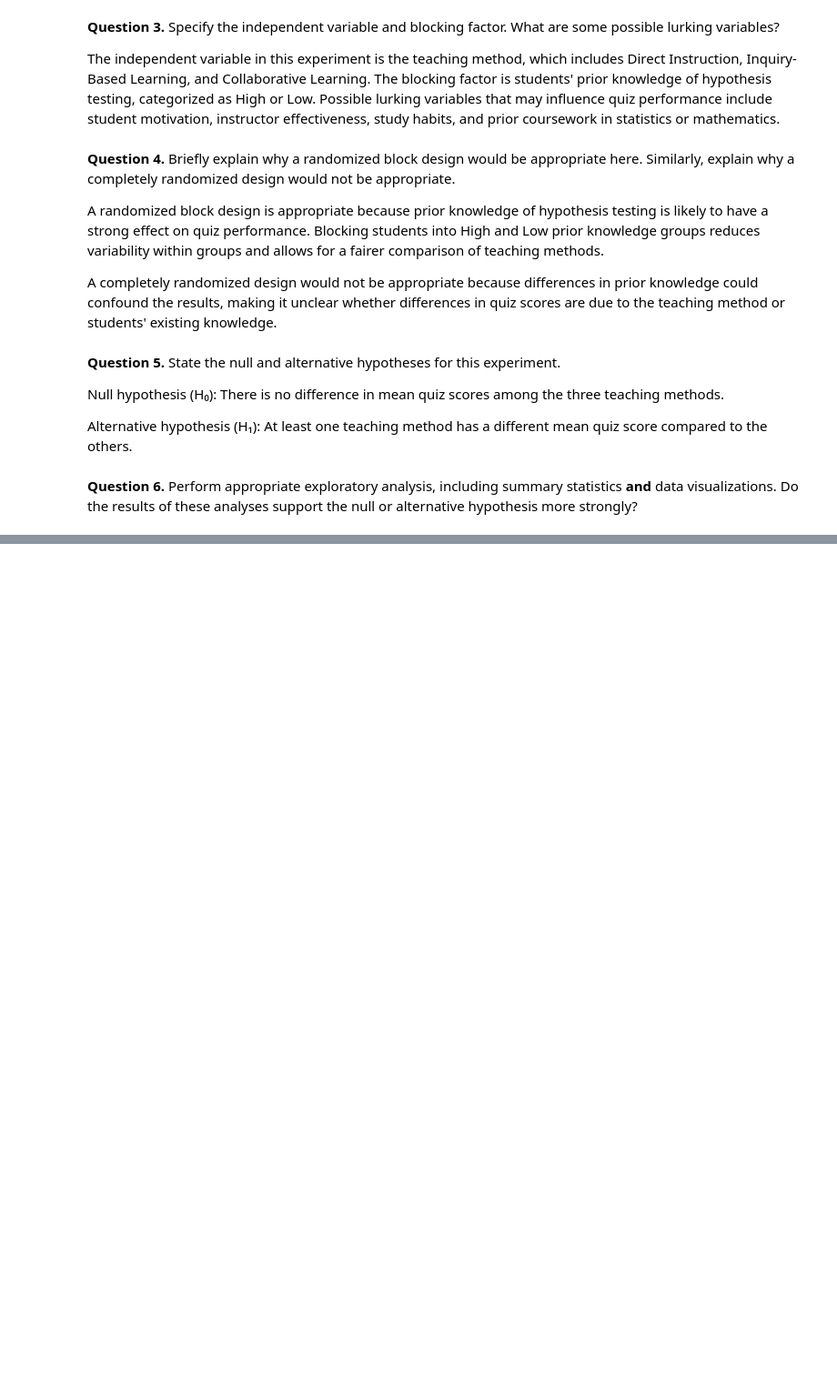
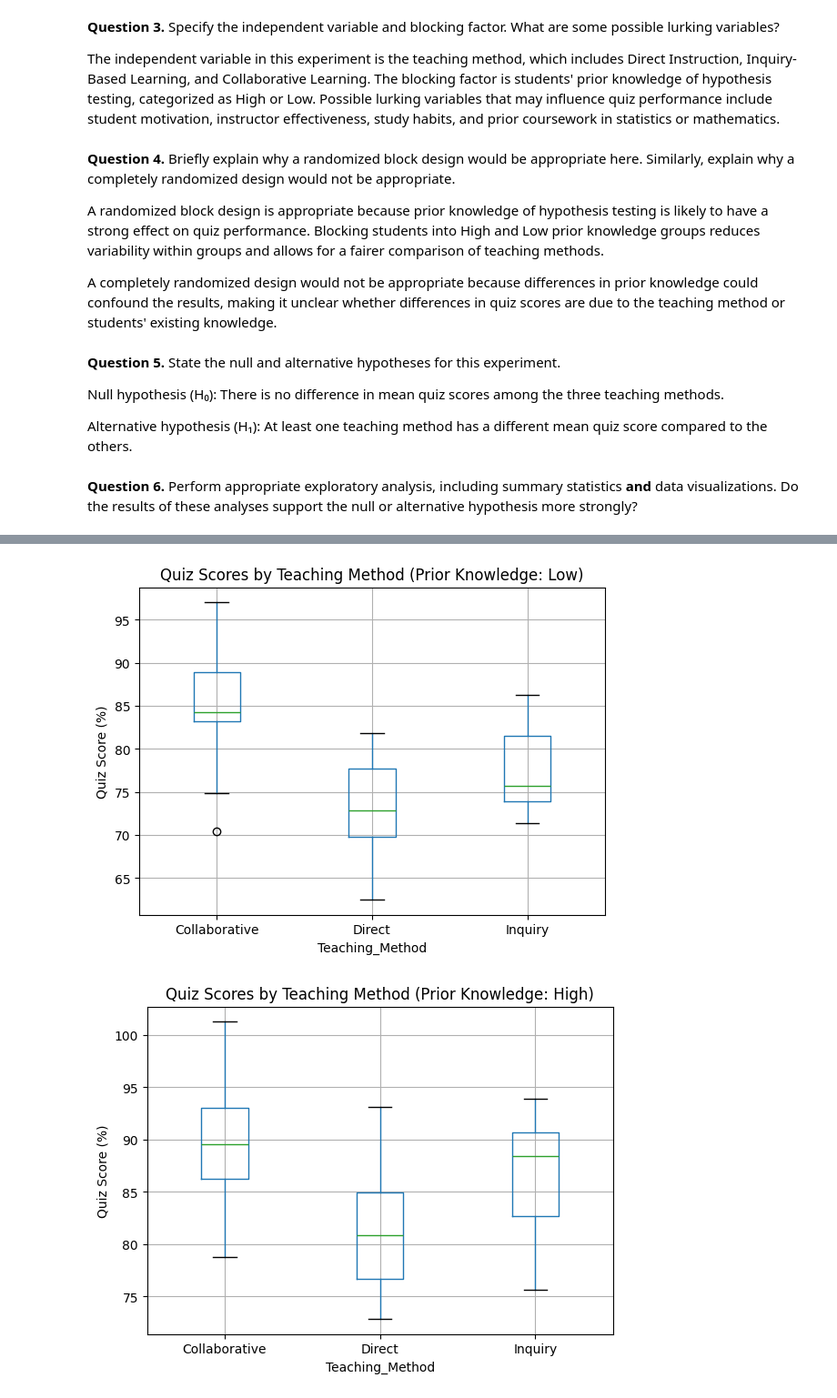
Before and after one commit to MihretTe/STAT-7220-Applied-Experimental-Design, a Jupyter notebook: Assignments/HW2/HW-2.ipynb, the cells around one changed output, grey strips where cells are left out. Shown at 91% size. Saved outputs shown, nothing was run; the diff lists cells and outputs as text; code cells hidden in the pictures; blank space fills up the shorter version.

```diff
--- a/Assignments/HW2/HW-2.ipynb
+++ b/Assignments/HW2/HW-2.ipynb
@@ -90,2 +143,14 @@ print(f"📂 Changed directory to: {os.getcwd()}")
+# %%
+# Boxplots: Teaching Method within Prior Knowledge blocks
+for level in df["Prior_Knowledge"].unique():
+    subset = df[df["Prior_Knowledge"] == level]
+    subset.boxplot(column="Score", by="Teaching_Method")
+    plt.title(f"Quiz Scores by Teaching Method (Prior Knowledge: {level})")
+    plt.suptitle("")
+    plt.ylabel("Quiz Score (%)")
+    plt.show()
+# %% [output]
+[figure, added]
+[figure, added]
 # %% [markdown]
 **Question 7.** Build a two-way ANOVA model. Test the assumption of normality using **both** a visual method and a testing method. Do the results of the normality test(s) support the assumption of normality?
```
Also changed, not shown: parts of 10 cells of this notebook.
